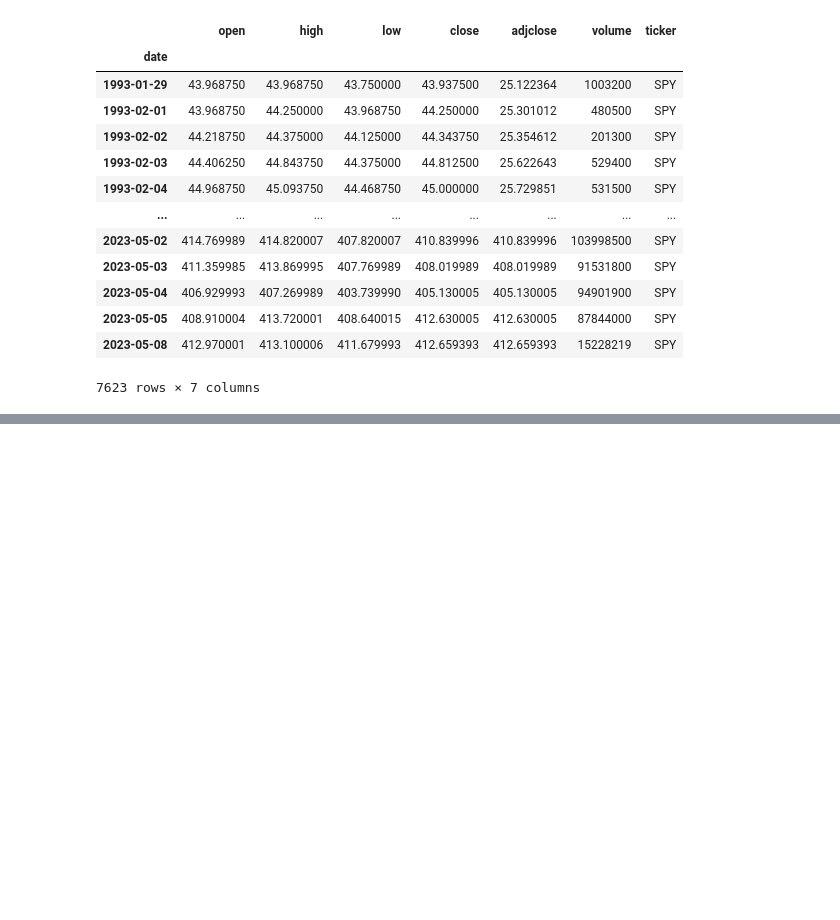
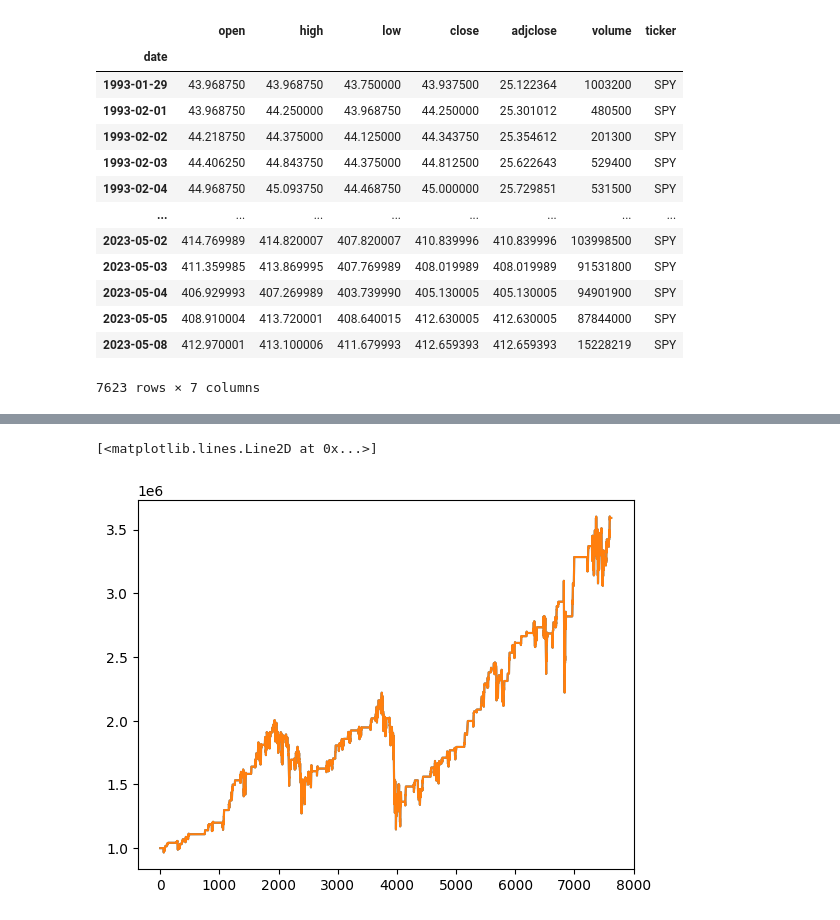
Before and after one commit to ag3nt3154/simple_backtester, a Jupyter notebook: simple_backtester.ipynb, the cells around one changed output, grey strips where cells are left out. Drawn from its saved outputs; the diff is of its cells as text; code cells hidden in the pictures; blank space fills up the shorter version.

```diff
--- a/simple_backtester.ipynb
+++ b/simple_backtester.ipynb
@@ -258,0 +268,7 @@ date
+# %%
+bt.results_analysis()
+bt.results['portfolio_value'].plot()
+plt.plot(bt.record['portfolio_value'])
+# %% [output]
+[<matplotlib.lines.Line2D at 0x...>]
+[figure, added]
```
Also changed, not shown: parts of 2 cells of this notebook.
